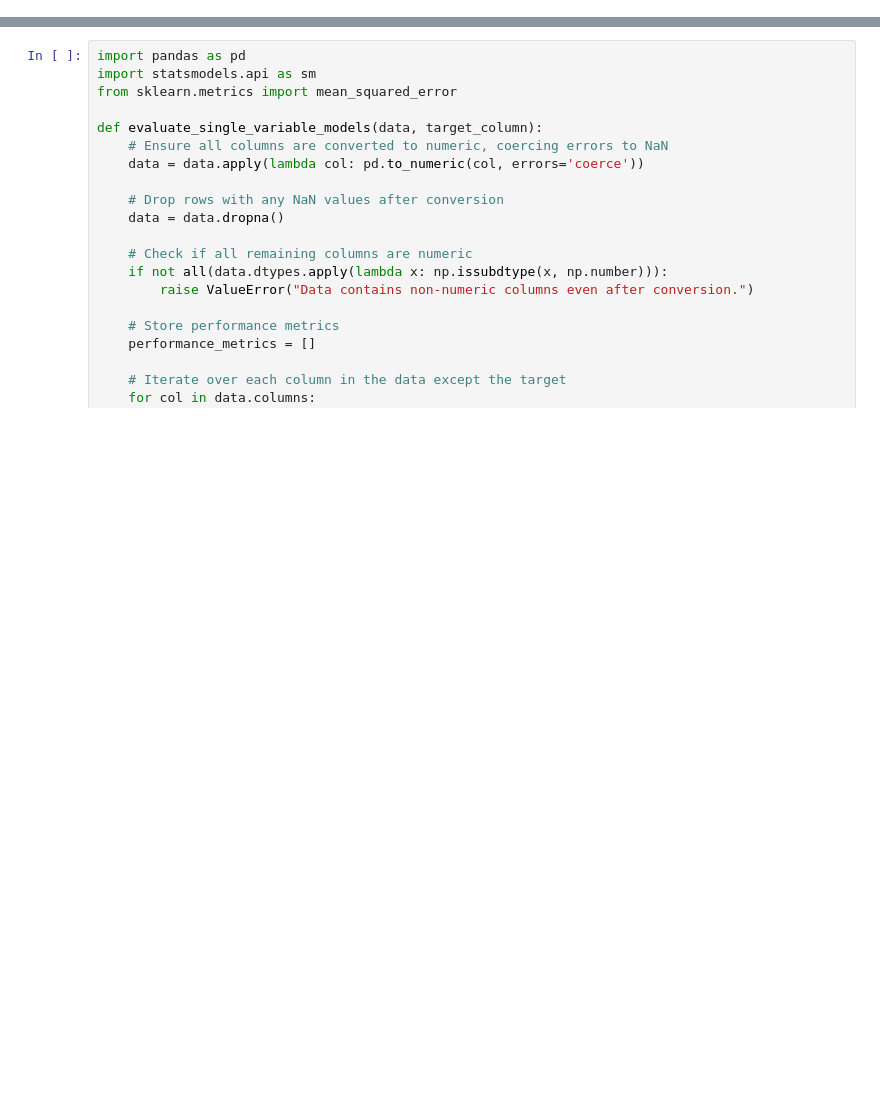
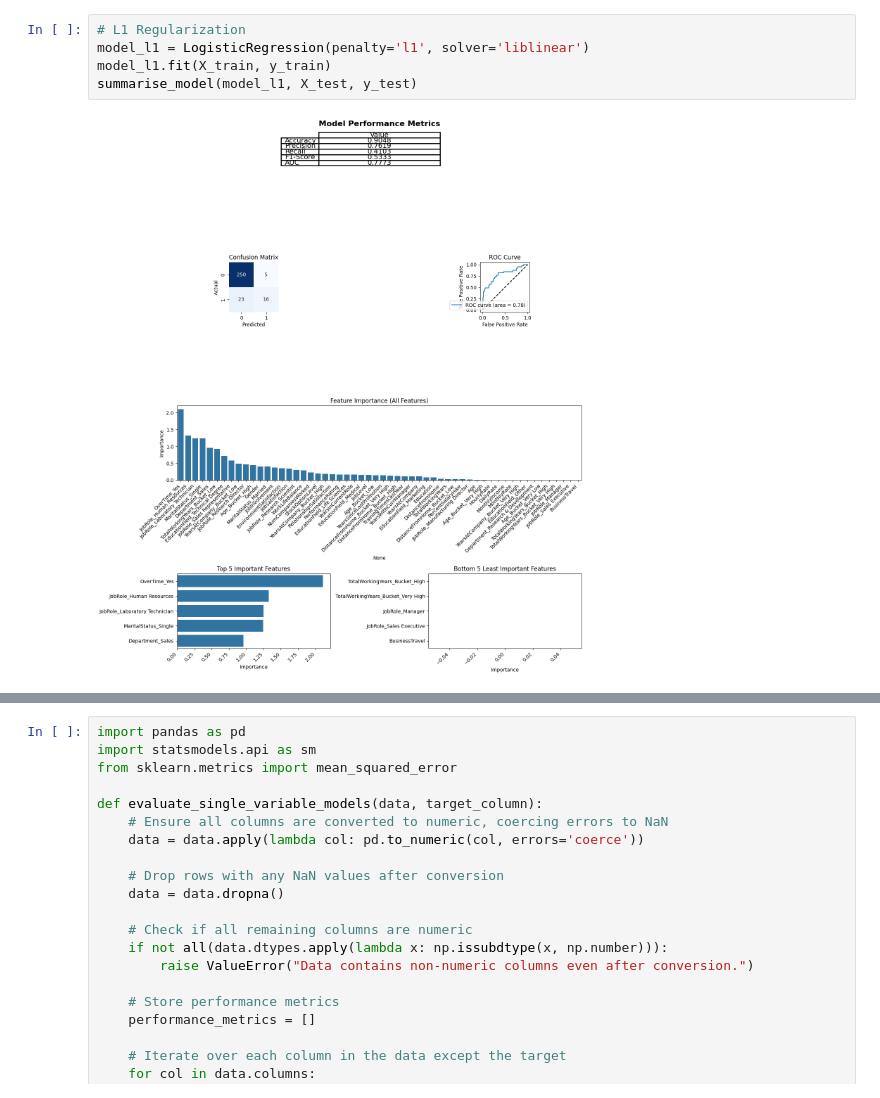
Before and after one commit to Patrick-RK/ML_Templates, a Jupyter notebook: linear_regression/modelling.ipynb, the cells around one changed output, grey strips where cells are left out. Cells and saved outputs as stored; diff of their text form; blank space fills up the shorter version.

```diff
--- a/linear_regression/modelling.ipynb
+++ b/linear_regression/modelling.ipynb
@@ -167,0 +403,7 @@ posx and posy should be finite values
+# %%
+# L1 Regularization
+model_l1 = LogisticRegression(penalty='l1', solver='liblinear')
+model_l1.fit(X_train, y_train)
+summarise_model(model_l1, X_test, y_test)
+# %% [output]
+[figure, added]
```
Also changed, not shown: parts of 31 cells of this notebook, 10 other files.
